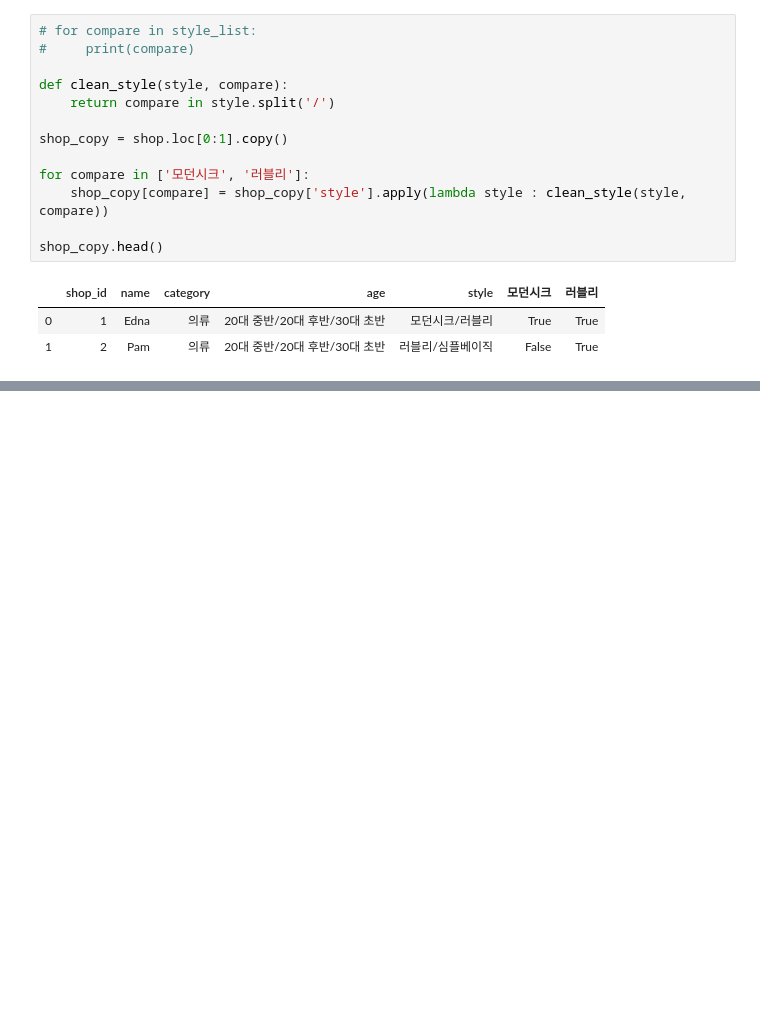
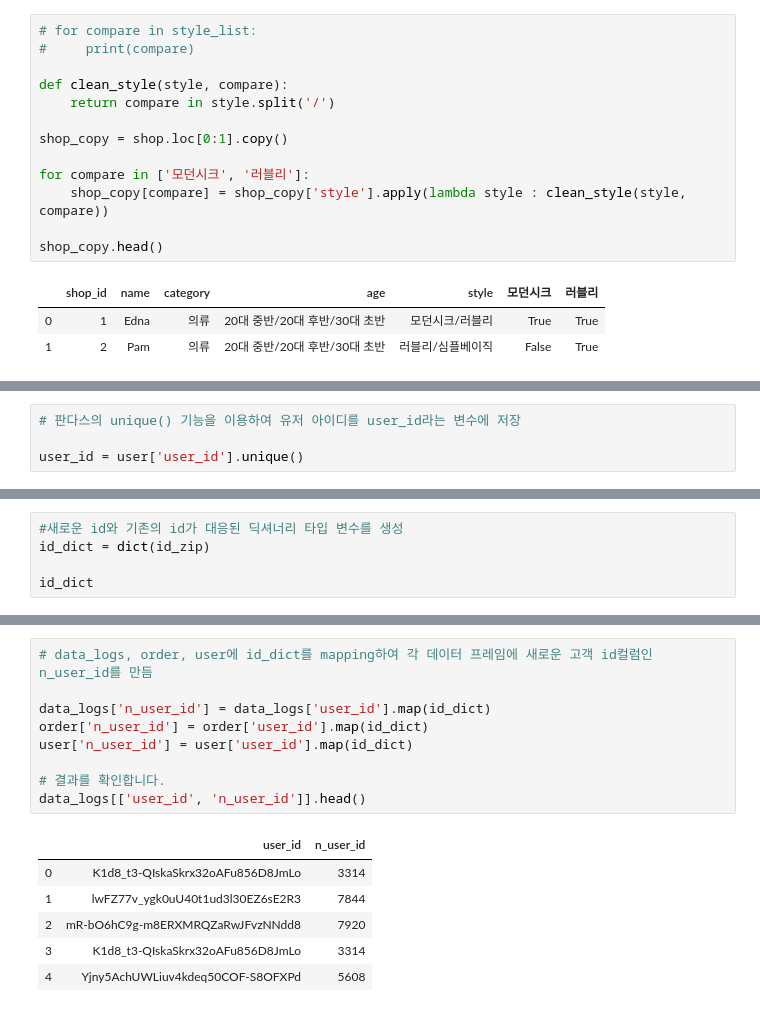
Before and after one commit to eunnyeong/data-analysis, a Jupyter notebook: zigzag_assignment.ipynb, the cells around one changed output, grey strips where cells are left out. Saved outputs shown, nothing was run; the diff lists cells and outputs as text; blank space fills up the shorter version.

```diff
--- a/zigzag_assignment.ipynb
+++ b/zigzag_assignment.ipynb
@@ -406,0 +443,4 @@ merged.head(3)
+# %%
+# 판다스의 unique() 기능을 이용하여 유저 아이디를 user_id라는 변수에 저장
+
+user_id = user['user_id'].unique()
@@ -406,0 +472,5 @@ merged.head(3)
+# %%
+#새로운 id와 기존의 id가 대응된 딕셔너리 타입 변수를 생성
+id_dict = dict(id_zip)
+
+id_dict
@@ -406,0 +495,16 @@ merged.head(3)
+# %%
+# data_logs, order, user에 id_dict를 mapping하여 각 데이터 프레임에 새로운 고객 id컬럼인 n_user_id를 만듬
+
+data_logs['n_user_id'] = data_logs['user_id'].map(id_dict)
+order['n_user_id'] = order['user_id'].map(id_dict)
+user['n_user_id'] = user['user_id'].map(id_dict)
+
+# 결과를 확인합니다.
+data_logs[['user_id', 'n_user_id']].head()
+# %% [output]
+|  | user_id | n_user_id |
+| 0 | K1d8_t3-QIskaSkrx32oAFu856D8JmLo | 3314 |
+| 1 | lwFZ77v_ygk0uU40t1ud3l30EZ6sE2R3 | 7844 |
+| 2 | mR-bO6hC9g-m8ERXMRQZaRwJFvzNNdd8 | 7920 |
+| 3 | K1d8_t3-QIskaSkrx32oAFu856D8JmLo | 3314 |
+| 4 | Yjny5AchUWLiuv4kdeq50COF-S8OFXPd | 5608 |
```
Also changed, not shown: parts of 6 cells of this notebook.
